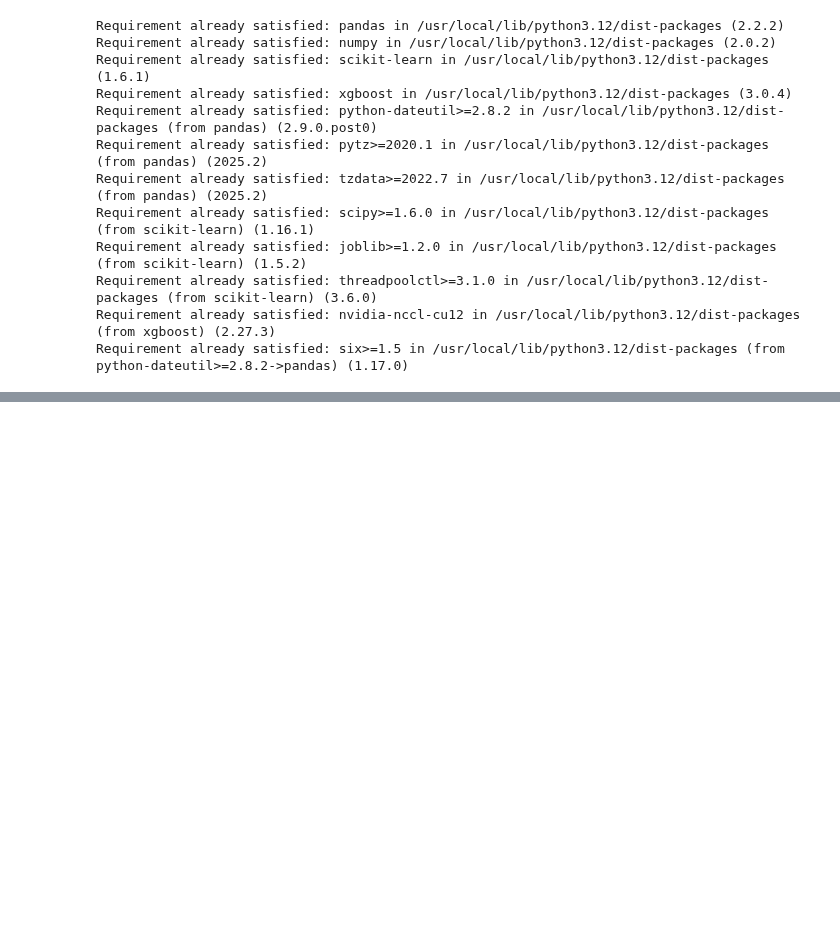
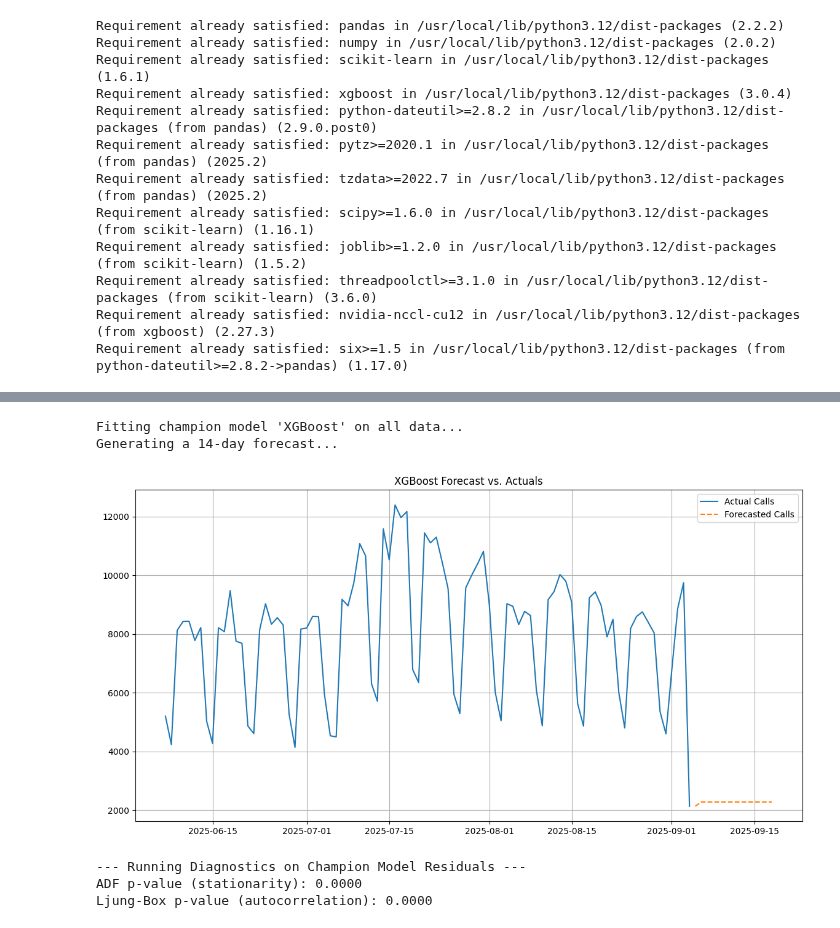
Before and after one commit to john-d-noble/callcenter, a Jupyter notebook: CB_Step_4_Machine_Learning_Models_(With_Feature_Engineering).ipynb, the cells around one changed output, grey strips where cells are left out. Saved outputs shown, nothing was run; the diff lists cells and outputs as text; code cells hidden in the pictures; blank space fills up the shorter version.

```diff
--- a/CB_Step_4_Machine_Learning_Models_(With_Feature_Engineering).ipynb
+++ b/CB_Step_4_Machine_Learning_Models_(With_Feature_Engineering).ipynb
@@ -184,0 +129,44 @@ Metrics: {'MAE': 374.22186772127327, 'RMSE': 825.9211378157587, 'MAPE': 5.347607
+# %%
+# Fit the champion model on the entire dataset
+print(f"\nFitting champion model '{champion_model_name}' on all data...")
+champion_model_instance.fit(X, y)
+
+# --- Forecasting Logic ---
+horizon = 14
+last_known_data = X.iloc[-1:].copy()
+forecast_values = []
+
+print(f"Generating a {horizon}-day forecast...")
+for _ in range(horizon):
+    next_pred = champion_model_instance.predict(last_known_data)[0]
+    forecast_values.append(next_pred)
+    last_known_data['Lag1'] = next_pred
+
+# Create a forecast DataFrame
+forecast_index = pd.date_range(start=df.index[-1] + pd.Timedelta(days=1), periods=horizon, freq='D')
+forecast_df = pd.DataFrame({'Forecast': forecast_values}, index=forecast_index)
+
+# Plot the results
+plt.figure(figsize=(14, 7))
+plt.plot(df[target].tail(90), label='Actual Calls')
+plt.plot(forecast_df['Forecast'], label='Forecasted Calls', linestyle='--')
+plt.title(f'{champion_model_name} Forecast vs. Actuals')
+plt.legend()
+plt.grid(True)
+plt.show()
+
+# --- Diagnostics ---
+print("\n--- Running Diagnostics on Champion Model Residuals ---")
+residuals = y - champion_model_instance.predict(X)
+adf_test = adfuller(residuals)
+ljung_box_test = acorr_ljungbox(residuals, lags=[10], return_df=True)
+
+print(f"ADF p-value (stationarity): {adf_test[1]:.4f}")
+print(f"Ljung-Box p-value (autocorrelation): {ljung_box_test['lb_pvalue'].iloc[0]:.4f}")
+# %% [output]
+Fitting champion model 'XGBoost' on all data...
+Generating a 14-day forecast...
+[figure, added]
+--- Running Diagnostics on Champion Model Residuals ---
+ADF p-value (stationarity): 0.0000
+Ljung-Box p-value (autocorrelation): 0.0000
```
Also changed, not shown: parts of 4 cells of this notebook.
